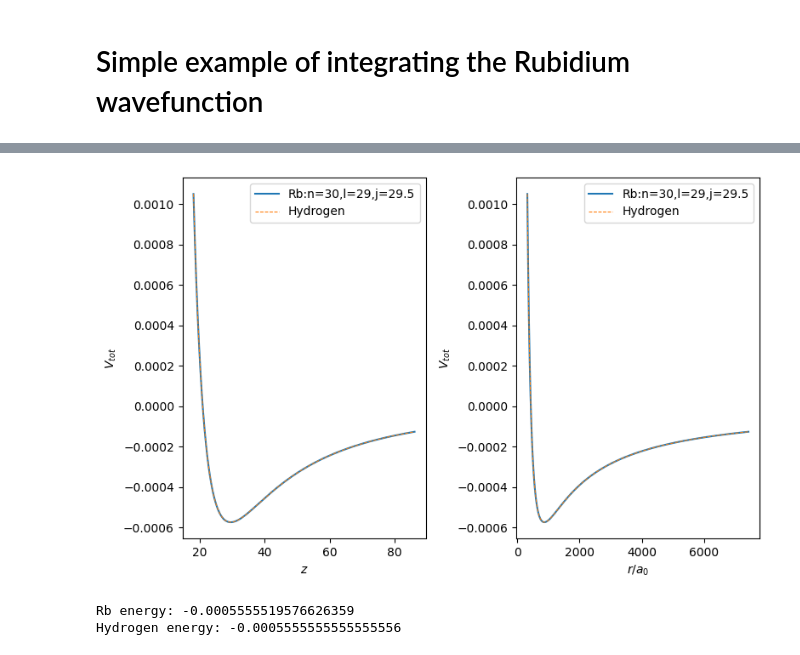
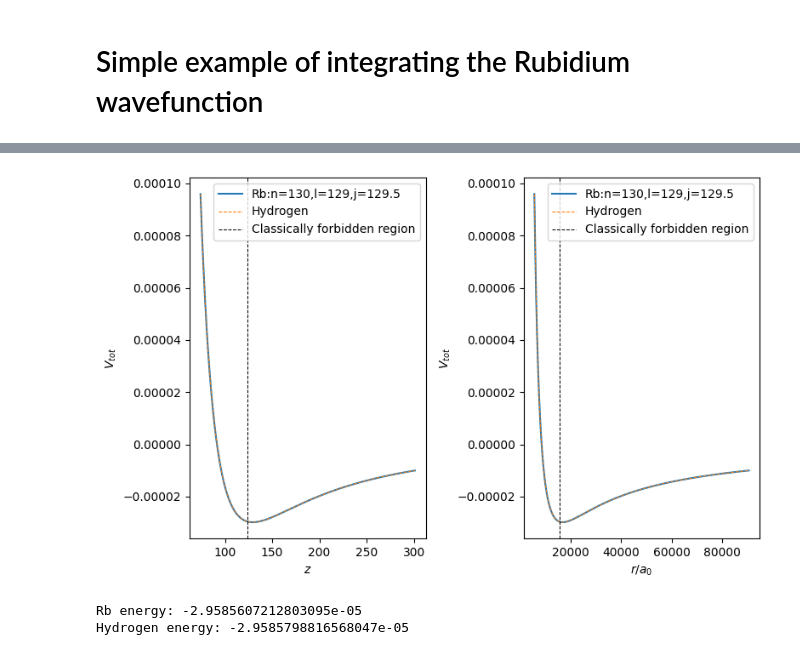
Before and after one commit to pairinteraction/ryd-numerov, a Jupyter notebook: docs/examples/rubidium_wavefunction.ipynb, the cells around one changed output, grey strips where cells are left out. Saved outputs shown, nothing was run; the diff lists cells and outputs as text; code cells hidden in the pictures.

```diff
--- a/docs/examples/rubidium_wavefunction.ipynb
+++ b/docs/examples/rubidium_wavefunction.ipynb
@@ -11,6 +11,6 @@ from numerov.rydberg import RydbergState
 logging.basicConfig(level=logging.INFO, format="%(levelname)s %(filename)s: %(message)s")
 logging.getLogger("numerov").setLevel(logging.DEBUG)
 # %%
-n, l = 30, 29
-atom = RydbergState("Rb", n=n, l=l, j=l + 0.5, steps=10_000)
+n, l = 130, 129
+atom = RydbergState("Rb", n=n, l=l, j=l + 0.5)
 # %% [output]
@@ -24,21 +27,25 @@ hydrogen.integrate()
 # %%
 label = f"{atom.species}:n={atom.n},l={atom.l},j={atom.j}"
 fig, axs = plt.subplots(1, 3, figsize=(12, 5))
+classical_zmin = atom.calc_classical_zmin()
 
 axs[0].plot(atom.z_list, atom.w_list, "C0-", label=label)
 axs[0].plot(hydrogen.z_list, hydrogen.w_list, "C1--", lw=0.75, label="Hydrogen")
+axs[0].axvline(classical_zmin, color="k", ls="--", lw=0.75, label="Classically forbidden region")
 axs[0].set_xlabel(r"$z$")
 axs[0].set_ylabel(r"$w(z)$")
 axs[0].legend()
 
 axs[1].plot(atom.x_list, atom.u_list, "C0-", label=label)
 axs[1].plot(hydrogen.x_list, hydrogen.u_list, "C1--", lw=0.75, label="Hydrogen")
+axs[1].axvline(classical_zmin**2, color="k", ls="--", lw=0.75, label="Classically forbidden region")
 axs[1].set_xlabel(r"$r / a_0$")
 axs[1].set_ylabel(r"$u(r) = r R(r)$")
 axs[1].legend()
 
 axs[2].plot(atom.x_list, atom.R_list, "C0-", label=label)
 axs[2].plot(hydrogen.x_list, hydrogen.R_list, "C1--", lw=0.75, label="Hydrogen")
+axs[2].axvline(classical_zmin**2, color="k", ls="--", lw=0.75, label="Classically forbidden region")
 axs[2].set_xlabel(r"$r / a_0$")
 axs[2].set_ylabel(r"$R(r)$")
 axs[2].legend()
@@ -50,30 +57,32 @@ plt.show()
 # %%
 label = f"{atom.species}:n={atom.n},l={atom.l},j={atom.j}"
 fig, axs = plt.subplots(1, 2, figsize=(8, 5))
-z_list = np.linspace(0.75 * np.sqrt(atom.xmin), 1.5 * np.sqrt(atom.xmax), 10_000)
-x_list = np.power(z_list, 2)
-atom_V_Tot = atom.calc_V_tot(z_list)
-hydrogen_V_Tot = hydrogen.calc_V_tot(z_list)
+new_z_list = np.linspace(0.75 * np.sqrt(atom.xmin), 1.5 * np.sqrt(atom.xmax), 10_000)
+new_x_list = np.power(new_z_list, 2)
+atom_V_Tot = atom.calc_V_tot(new_z_list)
+hydrogen_V_Tot = hydrogen.calc_V_tot(new_z_list)
 
-axs[0].plot(z_list, atom_V_Tot, "C0-", label=label)
-axs[0].plot(z_list, hydrogen_V_Tot, "C1--", lw=0.75, label="Hydrogen")
+axs[0].plot(new_z_list, atom_V_Tot, "C0-", label=label)
+axs[0].plot(new_z_list, hydrogen_V_Tot, "C1--", lw=0.75, label="Hydrogen")
+axs[0].axvline(classical_zmin, color="k", ls="--", lw=0.75, label="Classically forbidden region")
 axs[0].set_xlabel(r"$z$")
 axs[0].set_ylabel(r"$V_{tot}$")
 axs[0].legend()
 
-axs[1].plot(x_list, atom_V_Tot, "C0-", label=label)
-axs[1].plot(x_list, hydrogen_V_Tot, "C1--", lw=0.75, label="Hydrogen")
+axs[1].plot(new_x_list, atom_V_Tot, "C0-", label=label)
+axs[1].plot(new_x_list, hydrogen_V_Tot, "C1--", lw=0.75, label="Hydrogen")
+axs[1].axvline(classical_zmin**2, color="k", ls="--", lw=0.75, label="Classically forbidden region")
 axs[1].set_xlabel(r"$r / a_0$")
 axs[1].set_ylabel(r"$V_{tot}$")
 axs[1].legend()
 
 
 fig.tight_layout()
 plt.show()
 
 print(f"{atom.species} energy: {atom.energy}")
 print(f"Hydrogen energy: {hydrogen.energy}")
 # %% [output]
-[figure, old version]
+[figure, new version]
-Rb energy: -0.0005555519576626359
-Hydrogen energy: -0.0005555555555555556
+Rb energy: -2.9585607212803095e-05
+Hydrogen energy: -2.9585798816568047e-05
```
Also changed, not shown: parts of 3 cells of this notebook, 2 other files.
